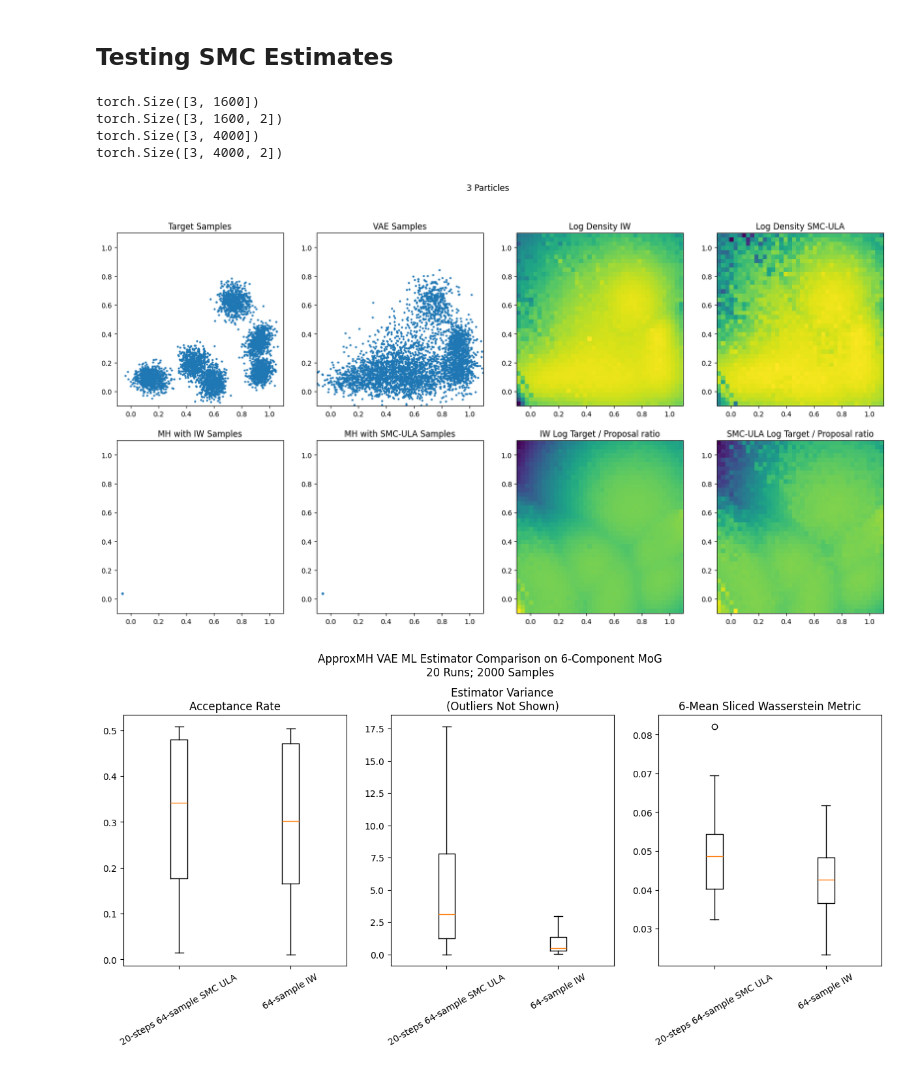
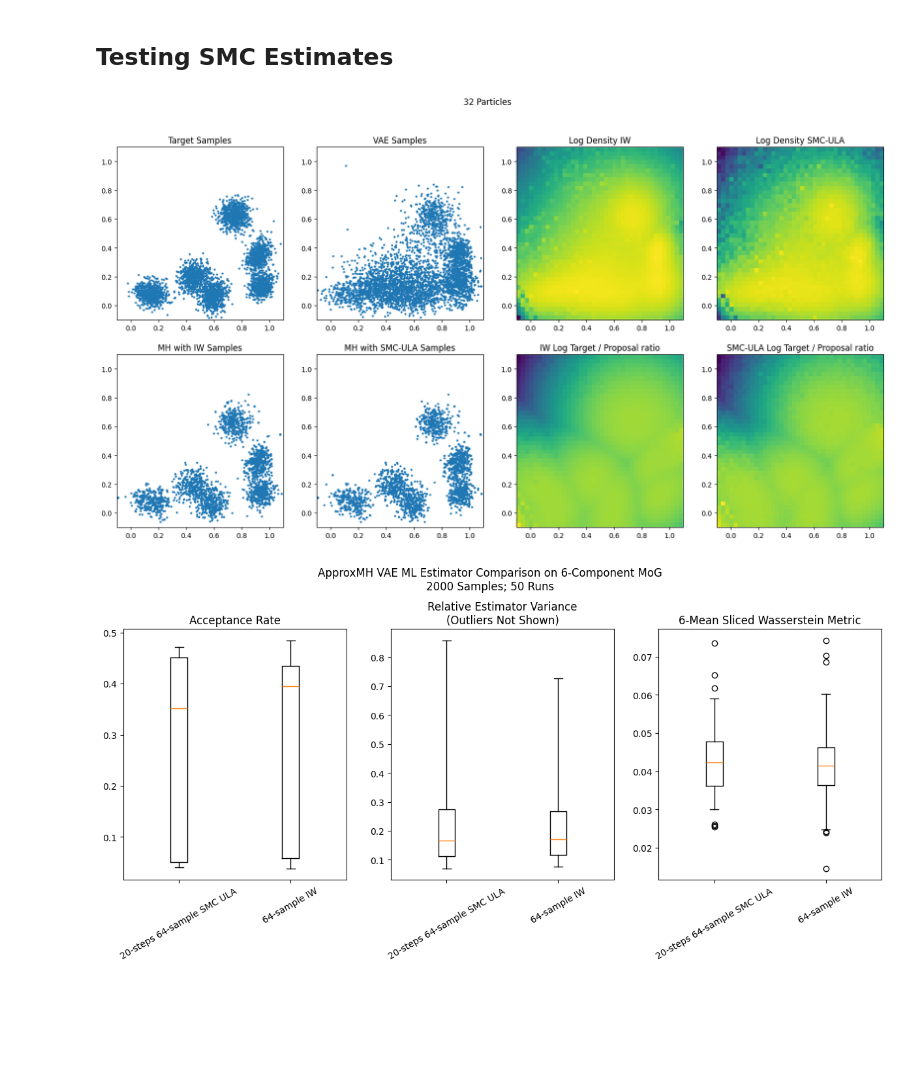
Before and after one commit to xapq/approximate-metropolis-hastings, a Jupyter notebook: notebooks/LikelihoodEstimatorsComparison.ipynb, the cells around one changed output. Saved outputs shown, nothing was run; the diff lists cells and outputs as text; code cells hidden in the pictures; blank space fills up the shorter version.

```diff
--- a/notebooks/LikelihoodEstimatorsComparison.ipynb
+++ b/notebooks/LikelihoodEstimatorsComparison.ipynb
@@ -142,7 +142,7 @@ def compare_estimators_for_mh():
     # general parameters
     n_samples = 4000
     # SMC-ULA parameters
-    n_particles = 3
+    n_particles = 32
     n_steps = 20
     ula_time_step = 0.002
     # plotting params
@@ -166,38 +166,34 @@ def compare_estimators_for_mh():
     fig, axs = plt.subplots(ncols=2+n_est, nrows=2, figsize=(20,10))
     fig.suptitle(f'{n_particles} Particles')
     axs = axs.flatten()
     axs[0].set_title('Target Samples')
     axs[0].scatter(*pl(target.sample((n_samples,))), s=4)
     axs[1].set_title('VAE Samples')
     axs[1].scatter(*pl(vae_samples), s=4)
     for i, (estimator_name, estimator) in enumerate(marginal_estimators):
         ax = axs[2 + i]
         ax.set_title(f'Log Density {estimator_name}')
         estimated_logd = estimator(points).reshape(d, d)
         target_logd = target.log_prob(points).reshape(d, d)
         ax.imshow(to_numpy(estimated_logd), origin='lower', extent=[*xlim, *ylim], aspect="auto")
 
         ax = axs[2 + n_est + i]
         ax.set_title(f'MH with {estimator_name} Samples')
         # cut_acc_rate, cut_samples = log_prob_cutoff_filter(target, vae_samples, cutoff, return_indicies=False)
         mh_acc_rate, mh_samples = metropolis_hastings_filter(target, vae_samples, estimator)
         ax.scatter(*pl(mh_samples), s=4)
 
         ax = axs[2 + 2 * n_est + i]
         ax.set_title(f'{estimator_name} Log Target / Proposal ratio')
         ax.imshow(to_numpy(target_logd - estimated_logd), origin='lower', extent=[*xlim, *ylim], aspect="auto")
 
     for ax in axs:
         ax.set_xlim(*xlim)
         ax.set_ylim(*ylim)
 
 compare_estimators_for_mh()
 # %% [output]
-torch.Size([3, 1600])
-torch.Size([3, 1600, 2])
-torch.Size([3, 4000])
-torch.Size([3, 4000, 2])
-[figure, old version]
+[figure, new version]
 # %%
 def one_point_analysis():
     n_samples = 1000
@@ -278,10 +274,10 @@ def compare_estimates():
     n_steps = 20
     n_particles = 64
     time_step = 0.0015
-    est1 = lambda x: vae.ais_ula_log_marginal_estimate(x, n_steps, n_particles, time_step, return_variance=True)
+    est1 = lambda x: vae.ais_ula_log_marginal_estimate(x, n_steps=n_steps, n_particles=n_particles, ula_time_step=time_step, return_variance=True, resample=False)
     est1_name = f'{n_steps}-steps {n_particles}-sample SMC ULA'
     # Estimator 2
-    L = 64
+    L = n_particles
     est2 = lambda x: vae.iw_log_marginal_estimate(x, L=L, batch_L=128, return_variance=True)
     est2_name = f'{L}-sample IW'
 
@@ -292,20 +288,23 @@ def compare_estimates():
     n_ests = len(estimators)
 
     # Comparison parameters
-    n_runs = 20
+    n_runs = 50
     n_samples = 2000
     sample_metric = SlicedDistributionMetric(WassersteinMetric1d(), 3 * D)
+    # Plotting parameters
+    whiskers = (5, 95)  # Box plot whisker percentiles
 
     target_samples = target.sample((n_samples,))
+    vae_samples = vae.sample((n_samples,))
     test_logs = [defaultdict(list) for _ in range(n_ests)]
 
     for run_i in tqdm(range(n_runs)):
-        vae_samples = vae.sample((n_samples,))
         for i in range(n_ests):
             est, est_name = estimators[i]
             log_likelihoods, variances = est(vae_samples)
-            test_logs[i]['rel_variances'].append((variances / log_likelihoods.exp()).detach())
+            test_logs[i]['likelihoods'].append(log_likelihoods.exp().detach())
             test_logs[i]['variances'].append(variances.detach())
+            shuffled_vae_samples = vae_samples[torch.randperm(n_samples)]
             mh_acc_rate, mh_samples = metropolis_hastings_filter(target, vae_samples, est)
             test_logs[i]['acc_rate'].append(mh_acc_rate)
             test_logs[i]['sample_metric'].append(sample_metric(target_samples, vae_samples).item())
@@ -317,10 +316,11 @@ def compare_estimates():
     ax.boxplot([test_logs[i]['acc_rate'] for i in range(n_ests)], tick_labels=[est_name for est, est_name in estimators])
 
     ax = axs[1]
-    ax.set_title('Estimator Variance\n(Outliers Not Shown)')
+    ax.set_title('Relative Estimator Variance\n(Outliers Not Shown)')
     ax.boxplot(
-        [to_numpy(torch.cat(test_logs[i]['variances'])) for i in range(n_ests)],
+        [to_numpy(torch.stack(test_logs[i]['likelihoods']).std(dim=0) / torch.stack(test_logs[i]['likelihoods']).mean(dim=0)) for i in range(n_ests)],
         tick_labels=[est_name for est, est_name in estimators],
+        whis=whiskers,
         showfliers=False
     )
     # ax.set_ylim(0., 10.)
@@ -330,15 +330,16 @@ def compare_estimates():
     ax.boxplot(
         [test_logs[i]['sample_metric'] for i in range(n_ests)],
         tick_labels=[est_name for est, est_name in estimators],
+        whis=whiskers,
         showfliers=True
     )
 
     for ax in axs:
         ax.set_xticklabels(ax.get_xticklabels(),rotation=30)
-    plt.suptitle(f'ApproxMH VAE ML Estimator Comparison on {target_friendly_name}\n{n_runs} Runs; {n_samples} Samples', y=1.07)
+    plt.suptitle(f'ApproxMH VAE ML Estimator Comparison on {target_friendly_name}\n{n_samples} Samples; {n_runs} Runs', y=1.07)
 
     # torch.cuda.memory._dump_snapshot(f"bruh.pickle")
 
 compare_estimates()
 # %% [output]
-[figure, old version]
+[figure, new version]
```
Also changed, not shown: 2 other files.
